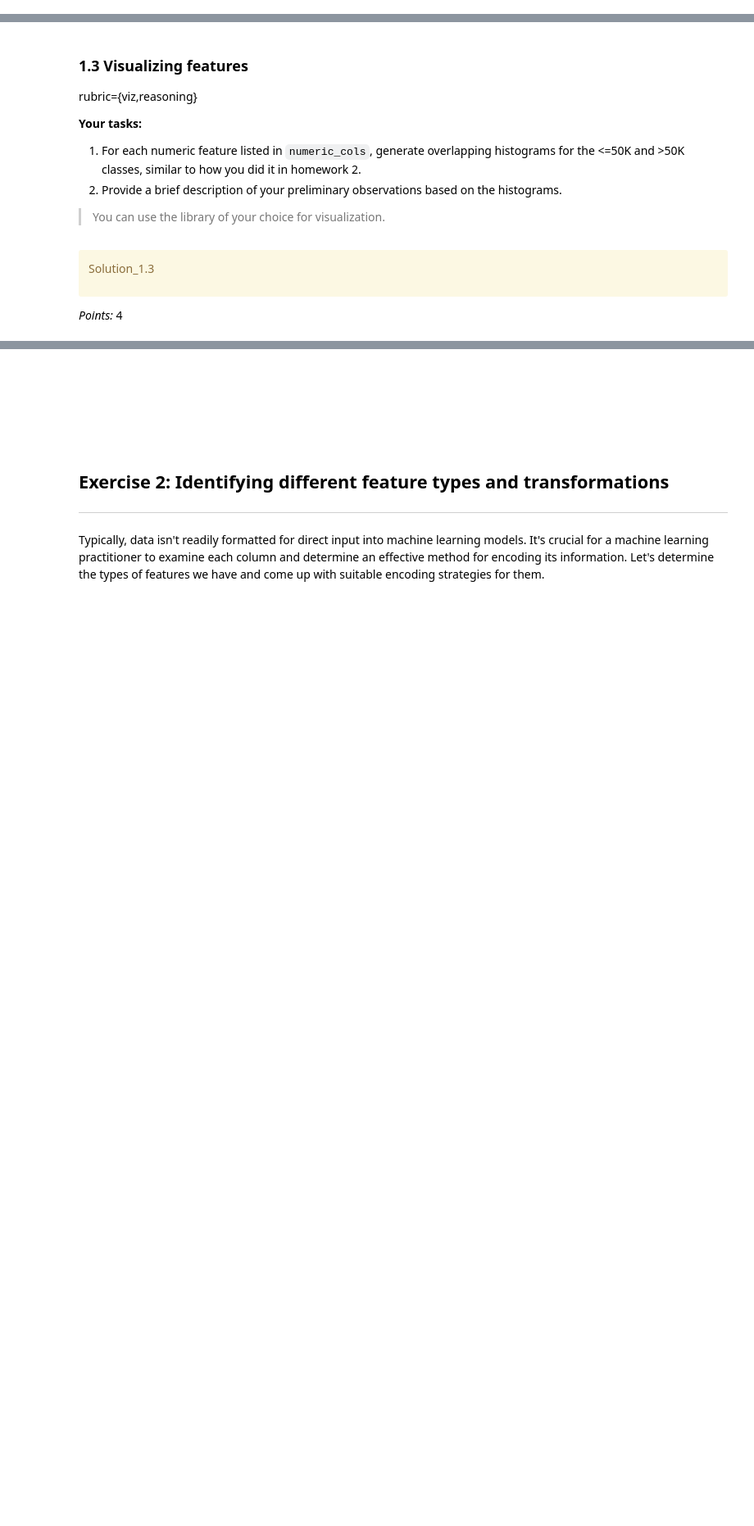
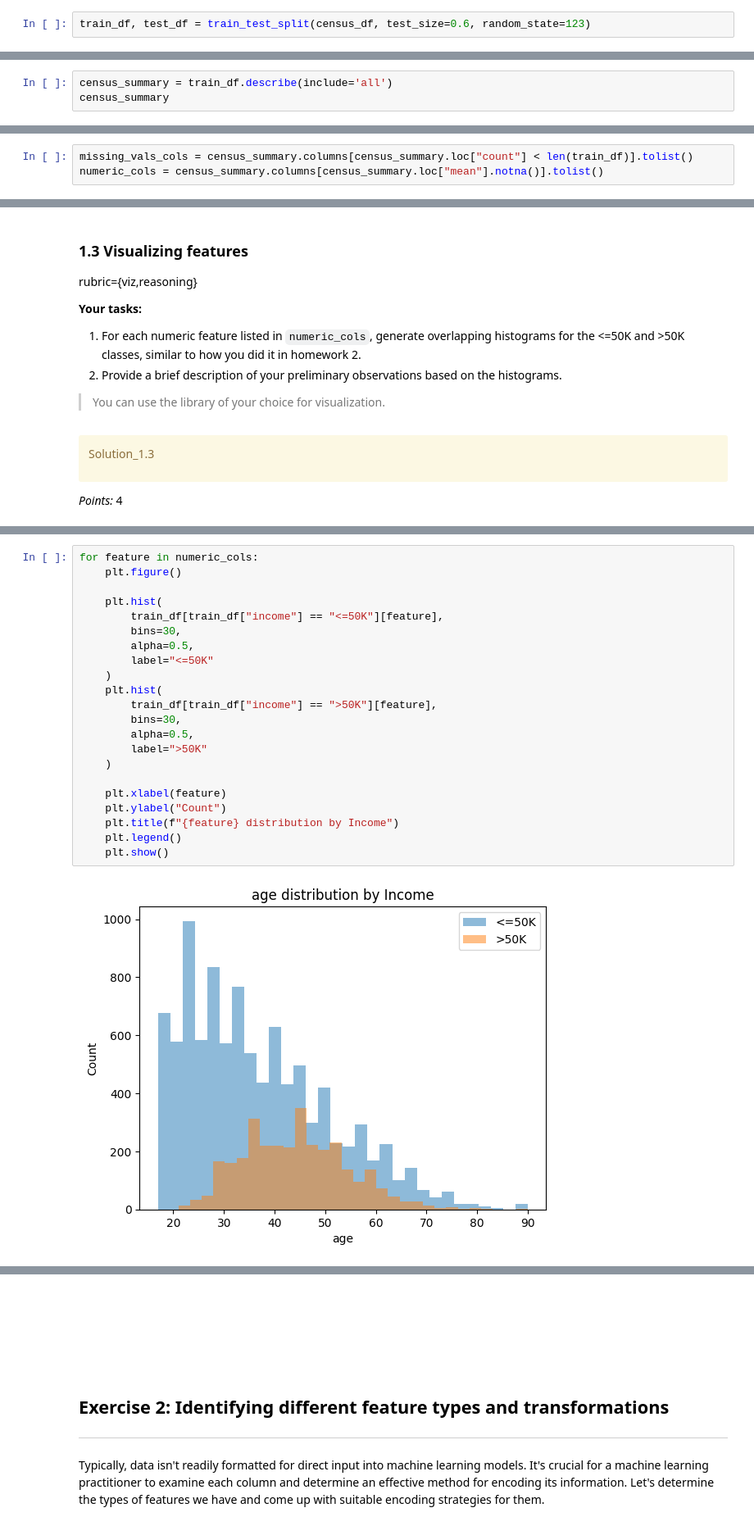
Before and after one commit to wesleychchan/CPSC-330-HW3, a Jupyter notebook: hw3.ipynb, the cells around one changed output, grey strips where cells are left out. Shown at 82% size. Cells and saved outputs as stored; diff of their text form; blank space fills up the shorter version.

```diff
--- a/hw3.ipynb
+++ b/hw3.ipynb
@@ -127,2 +124,4 @@ test_df = None
+# %%
+train_df, test_df = train_test_split(census_df, test_size=0.6, random_state=123)
 # %%
 grader.check("q1.1")
@@ -184,0 +197,3 @@ numeric_cols = []
+# %%
+census_summary = train_df.describe(include='all')
+census_summary
@@ -185,3 +223,6 @@ numeric_cols = []
+# %%
+missing_vals_cols = census_summary.columns[census_summary.loc["count"] < len(train_df)].tolist()
+numeric_cols = census_summary.columns[census_summary.loc["mean"].notna()].tolist()
 # %%
 # Sorting the lists for the autograder
 missing_vals_cols.sort()
@@ -216,0 +258,24 @@ _Type your answer here, replacing this text._
+# %%
+for feature in numeric_cols:
+    plt.figure()
+
+    plt.hist(
+        train_df[train_df["income"] == "<=50K"][feature],
+        bins=30,
+        alpha=0.5,
+        label="<=50K"
+    )
+    plt.hist(
+        train_df[train_df["income"] == ">50K"][feature],
+        bins=30,
+        alpha=0.5,
+        label=">50K"
+    )
+
+    plt.xlabel(feature)
+    plt.ylabel("Count")
+    plt.title(f"{feature} distribution by Income")
+    plt.legend()
+    plt.show()
+# %% [output]
+[figure, added]
```
Also changed, not shown: parts of 66 cells of this notebook, 1 other file.
